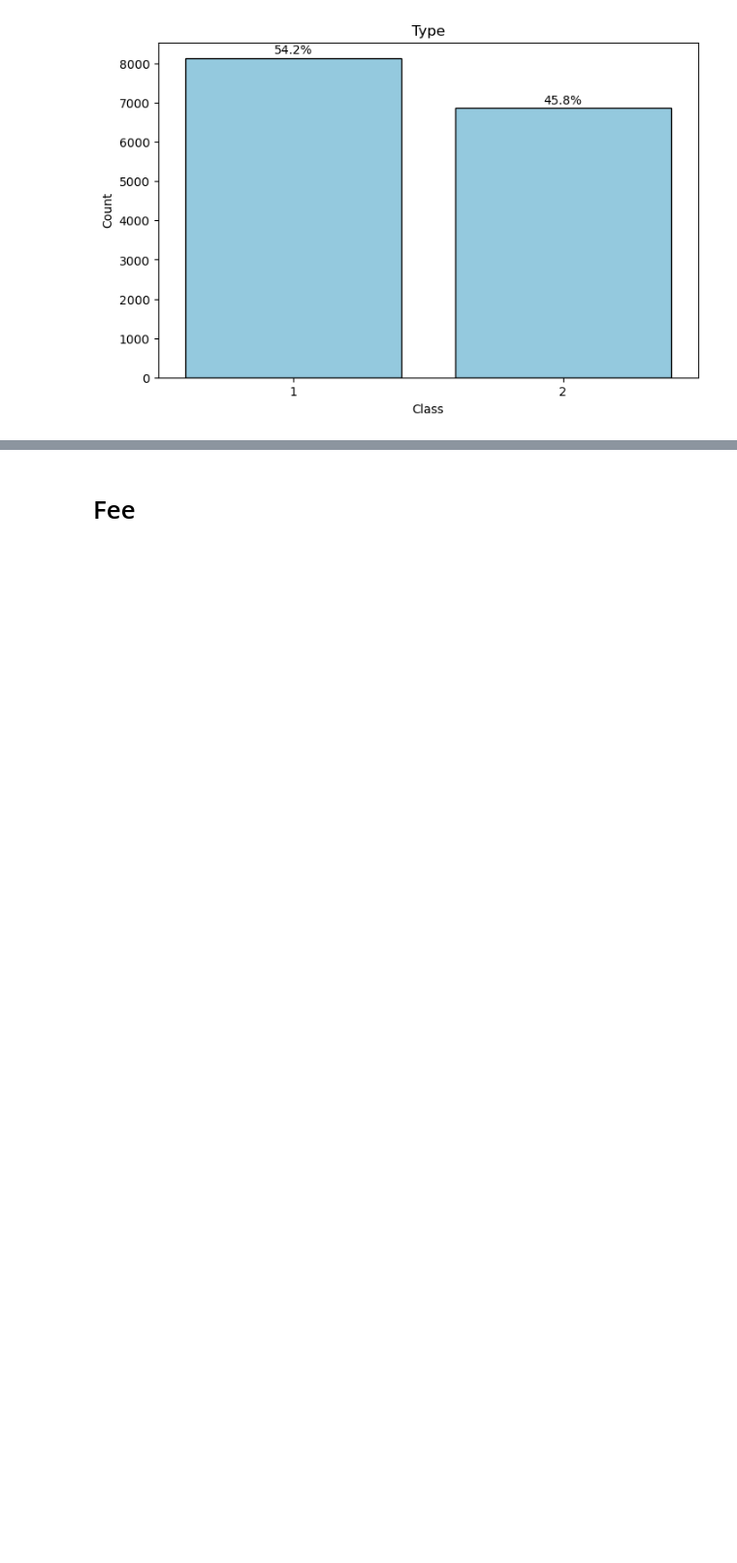
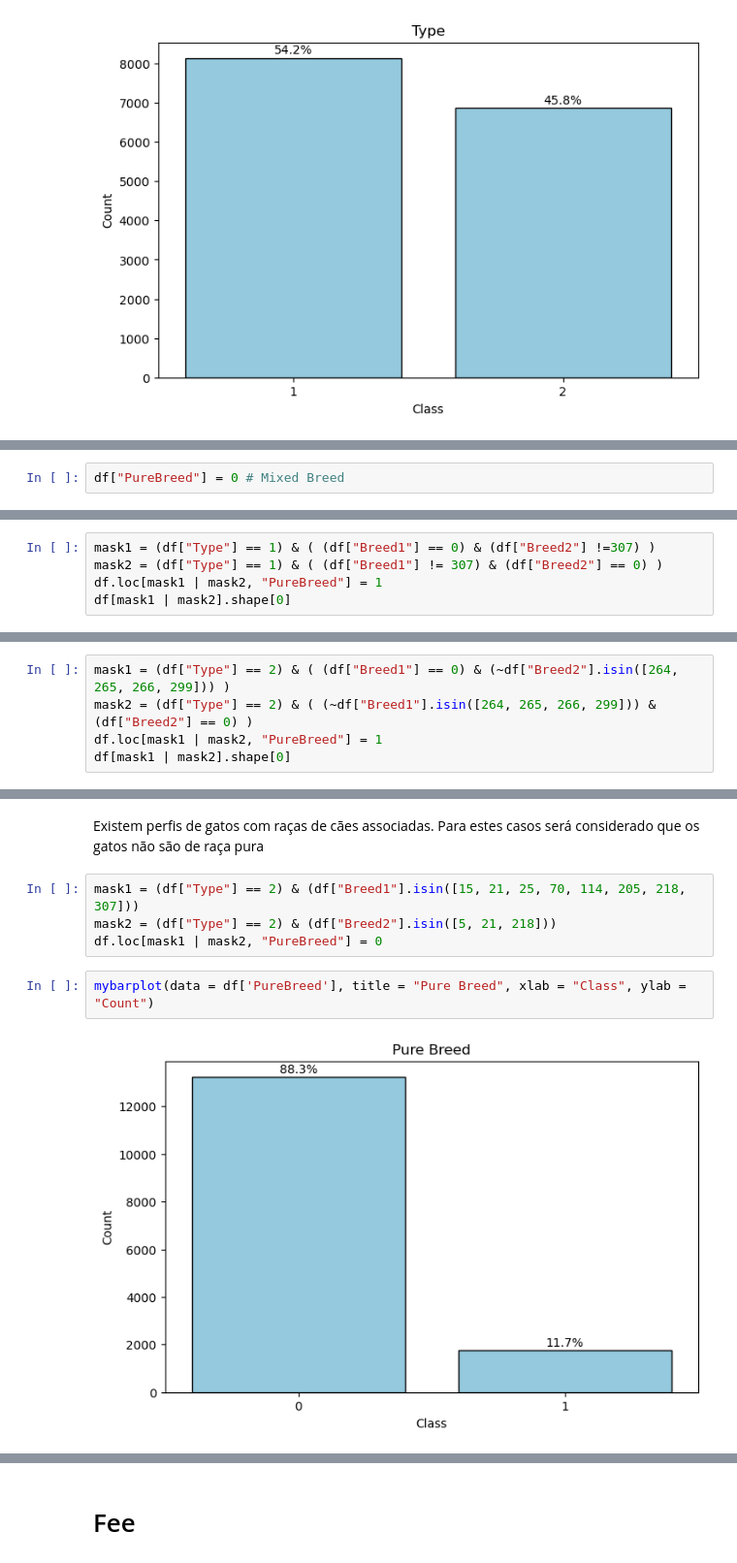
Before and after one commit to BolachinhaAmericana/MSc-MachineLearning, a Jupyter notebook: AA_202425_Project_ASM_V2.ipynb, the cells around one changed output, grey strips where cells are left out. Shown at 97% size. Cells and saved outputs as stored; diff of their text form; blank space fills up the shorter version.

Commit message:
Nominal data added

```diff
--- a/AA_202425_Project_ASM_V2.ipynb
+++ b/AA_202425_Project_ASM_V2.ipynb
@@ -301,0 +416,2 @@ mybarplot(data = df['Type'], title = "Type", xlab = "Class", ylab = "Count")
+# %%
+df["PureBreed"] = 0 # Mixed Breed
@@ -301,0 +420,5 @@ mybarplot(data = df['Type'], title = "Type", xlab = "Class", ylab = "Count")
+# %%
+mask1 = (df["Type"] == 1) & ( (df["Breed1"] == 0) & (df["Breed2"] !=307) )
+mask2 = (df["Type"] == 1) & ( (df["Breed1"] != 307) & (df["Breed2"] == 0) )
+df.loc[mask1 | mask2, "PureBreed"] = 1
+df[mask1 | mask2].shape[0]
@@ -301,0 +431,5 @@ mybarplot(data = df['Type'], title = "Type", xlab = "Class", ylab = "Count")
+# %%
+mask1 = (df["Type"] == 2) & ( (df["Breed1"] == 0) & (~df["Breed2"].isin([264, 265, 266, 299])) )
+mask2 = (df["Type"] == 2) & ( (~df["Breed1"].isin([264, 265, 266, 299])) & (df["Breed2"] == 0) )
+df.loc[mask1 | mask2, "PureBreed"] = 1
+df[mask1 | mask2].shape[0]
@@ -301,0 +454,10 @@ mybarplot(data = df['Type'], title = "Type", xlab = "Class", ylab = "Count")
+# %% [markdown]
+Existem perfis de gatos com raças de cães associadas. Para estes casos será considerado que os gatos não são de raça pura
+# %%
+mask1 = (df["Type"] == 2) & (df["Breed1"].isin([15, 21, 25, 70, 114, 205, 218, 307]))
+mask2 = (df["Type"] == 2) & (df["Breed2"].isin([5, 21, 218]))
+df.loc[mask1 | mask2, "PureBreed"] = 0
+# %%
+mybarplot(data = df['PureBreed'], title = "Pure Breed", xlab = "Class", ylab = "Count")
+# %% [output]
+[figure, added]
```
Also changed, not shown: parts of 89 cells of this notebook.
